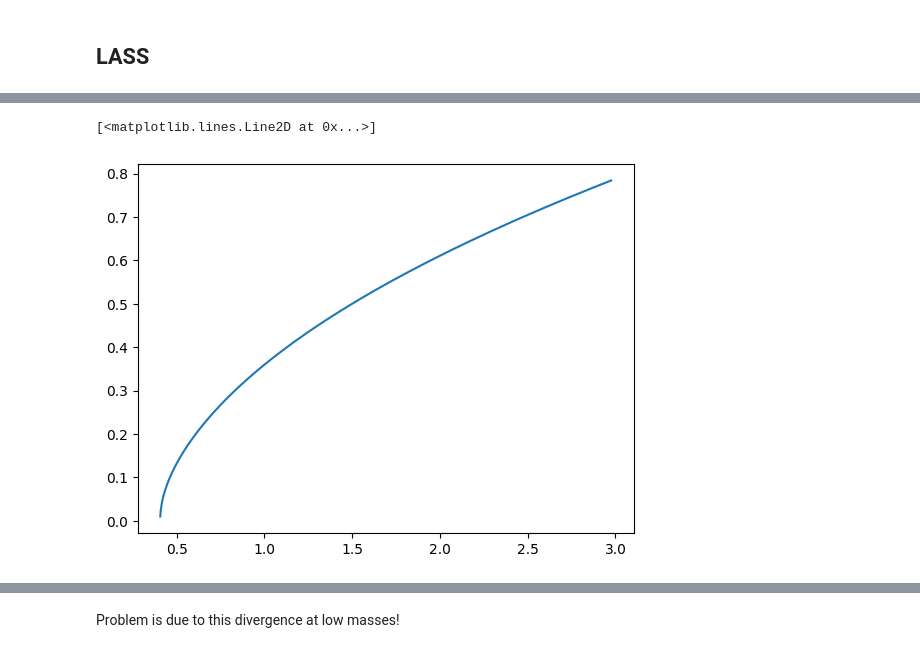
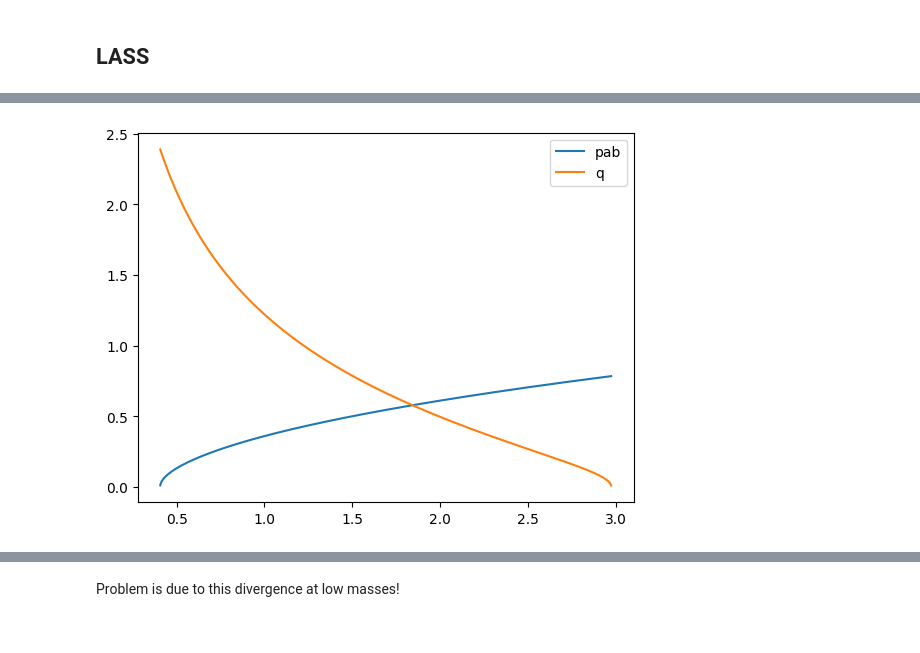
Before and after one commit to cpviolation/tfa_examples, a Jupyter notebook: notebooks/study_lineshapes.ipynb, the cells around one changed output, grey strips where cells are left out. Saved outputs shown, nothing was run; the diff lists cells and outputs as text; code cells hidden in the pictures.

```diff
--- a/notebooks/study_lineshapes.ipynb
+++ b/notebooks/study_lineshapes.ipynb
@@ -266,6 +305,9 @@ plt.legend()
 # %%
 pab = atfk.two_body_momentum(atfi.sqrt(xpl), masses_ab[0], masses_ab[1])
-plt.plot(xpl, pab)
+q = atfk.two_body_momentum(atfi.sqrt(xpl), md, masses_ab[2])
+plt.plot(xpl, pab, label='pab')
+plt.plot(xpl, q, label='q')
+plt.legend()
+plt.show()
 # %% [output]
-[<matplotlib.lines.Line2D at 0x...>]
-[figure, old version]
+[figure, new version]
```
Also changed, not shown: parts of 14 cells of this notebook, 1 other file.
